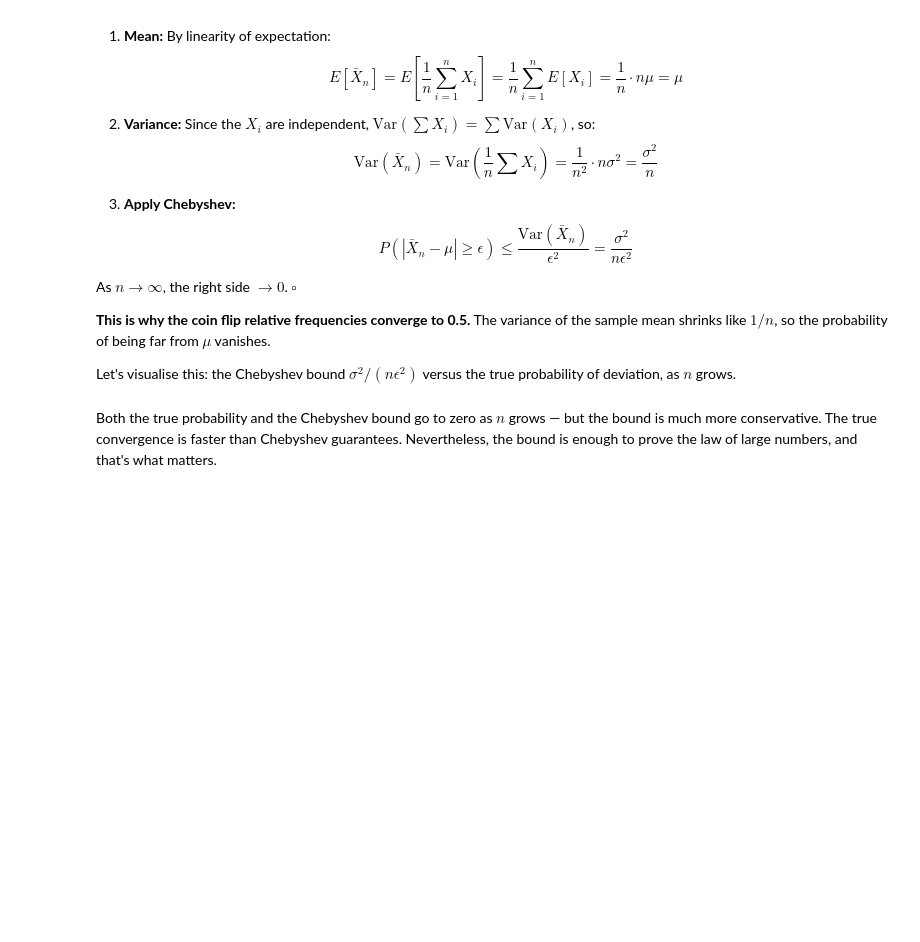
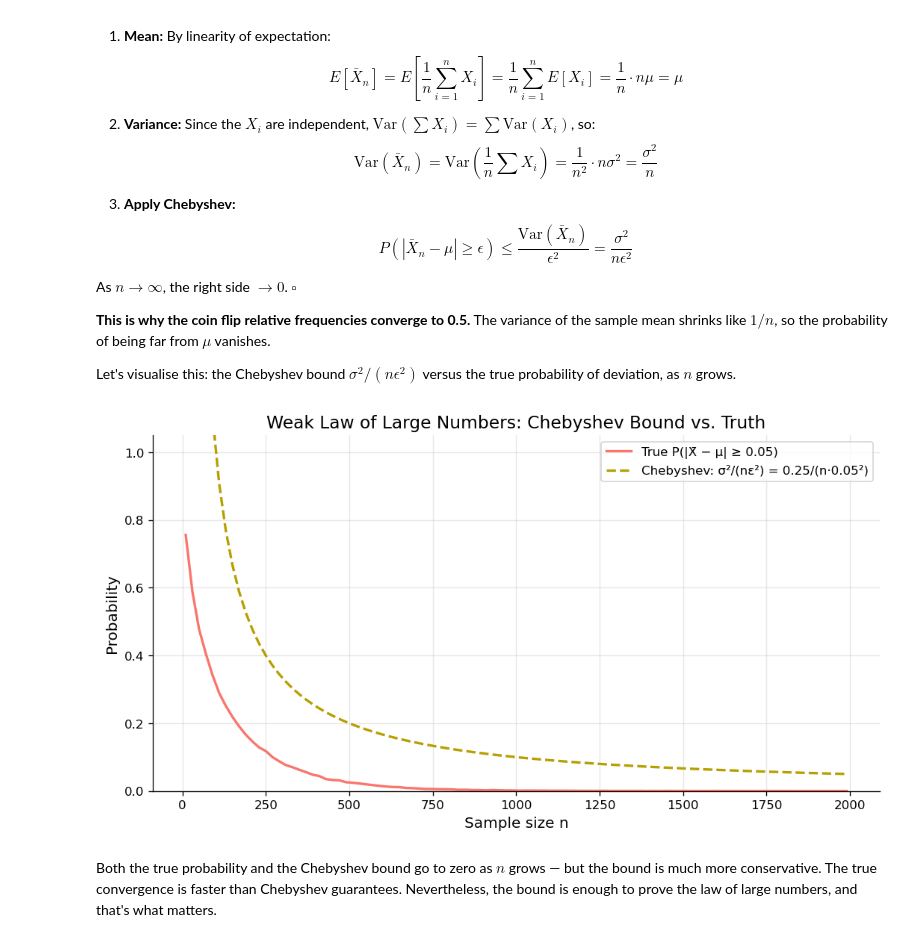
Before and after one commit to alextimmer/applied-and-mathematical-statistics, a Jupyter notebook: notebooks/01_probability_basics/06_inequalities.ipynb, the cells around one changed output. Cells and saved outputs as stored; diff of their text form; code cells hidden in the pictures; blank space fills up the shorter version.

```diff
--- a/notebooks/01_probability_basics/06_inequalities.ipynb
+++ b/notebooks/01_probability_basics/06_inequalities.ipynb
@@ -335,34 +368,41 @@ Let's visualise this: the Chebyshev bound $\sigma^2 / (n\epsilon^2)$ versus the
 # %%
 # LLN: Chebyshev bound vs. truth as n grows
 rng = np.random.default_rng(42)
 
 # Fair coin: X_i ∈ {0, 1}, μ = 0.5, σ² = 0.25
 mu = 0.5
 sigma2 = 0.25
-epsilon = 0.05   # P(|X̄ - 0.5| ≥ 0.05)
+epsilon = 0.05  # P(|X̄ - 0.5| ≥ 0.05)
 
 n_values = np.arange(10, 2001, 20)
 n_sims = 20_000
 
 true_probs = []
 for n in n_values:
     # Simulate n_sims sample means of size n
     means = rng.binomial(n, 0.5, size=n_sims) / n
     true_probs.append(np.mean(np.abs(means - mu) >= epsilon))
 
 chebyshev_bound = sigma2 / (n_values * epsilon**2)
 
 fig, ax = plt.subplots(figsize=(9, 5))
 ax.plot(n_values, true_probs, linewidth=2, label=f"True P(|X̄ − μ| ≥ {epsilon})")
-ax.plot(n_values, chebyshev_bound, "--", linewidth=2,
-        label=f"Chebyshev: σ²/(nε²) = {sigma2}/(n·{epsilon}²)")
+ax.plot(
+    n_values,
+    chebyshev_bound,
+    "--",
+    linewidth=2,
+    label=f"Chebyshev: σ²/(nε²) = {sigma2}/(n·{epsilon}²)",
+)
 ax.set_xlabel("Sample size n")
 ax.set_ylabel("Probability")
 ax.set_title("Weak Law of Large Numbers: Chebyshev Bound vs. Truth")
 ax.legend(fontsize=10)
 ax.set_ylim(0, 1.05)
 plt.tight_layout()
 plt.show()
+# %% [output]
+[figure, added]
 # %% [markdown]
 Both the true probability and the Chebyshev bound go to zero as $n$ grows — but the bound is much more conservative. The true convergence is faster than Chebyshev guarantees. Nevertheless, the bound is enough to prove the law of large numbers, and that's what matters.
 # %% [markdown]
```
Also changed, not shown: parts of 5 cells of this notebook, 17 other files.
